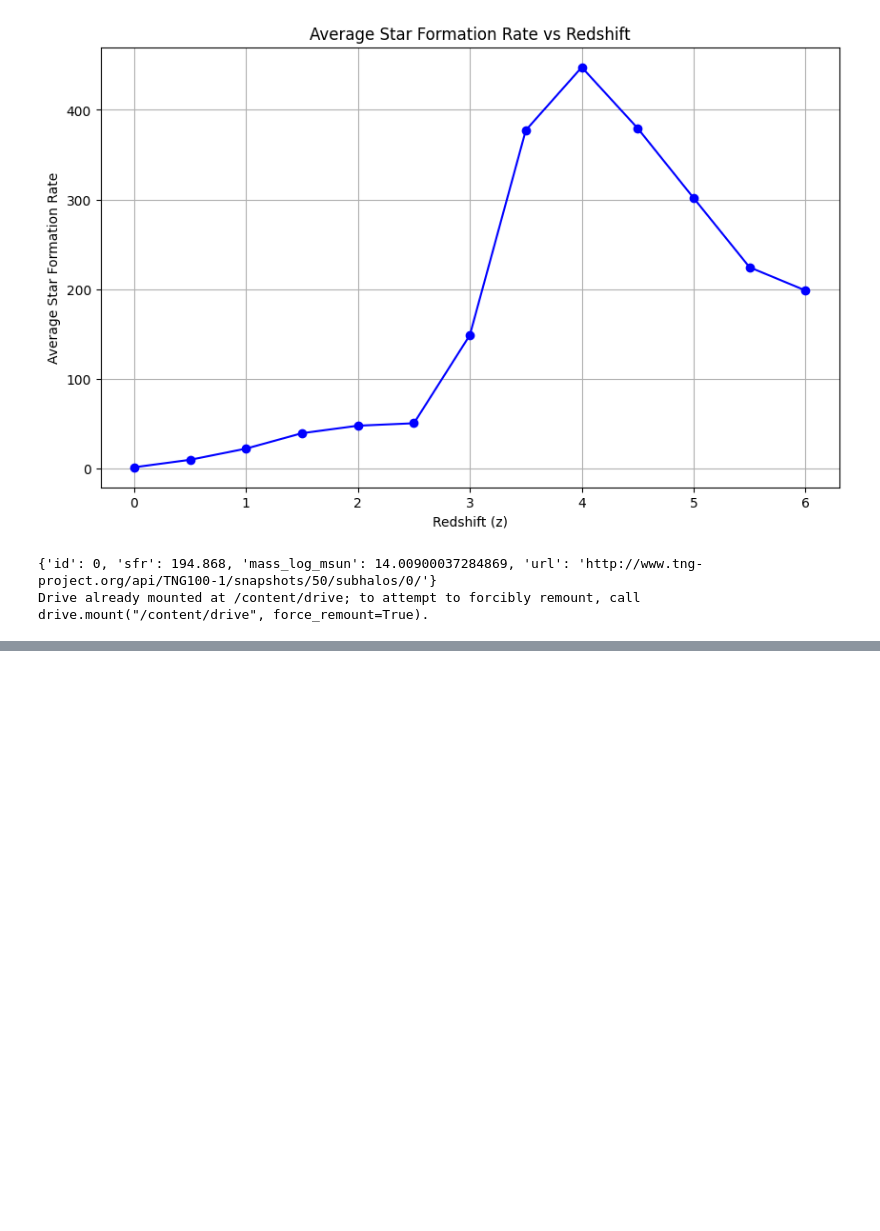
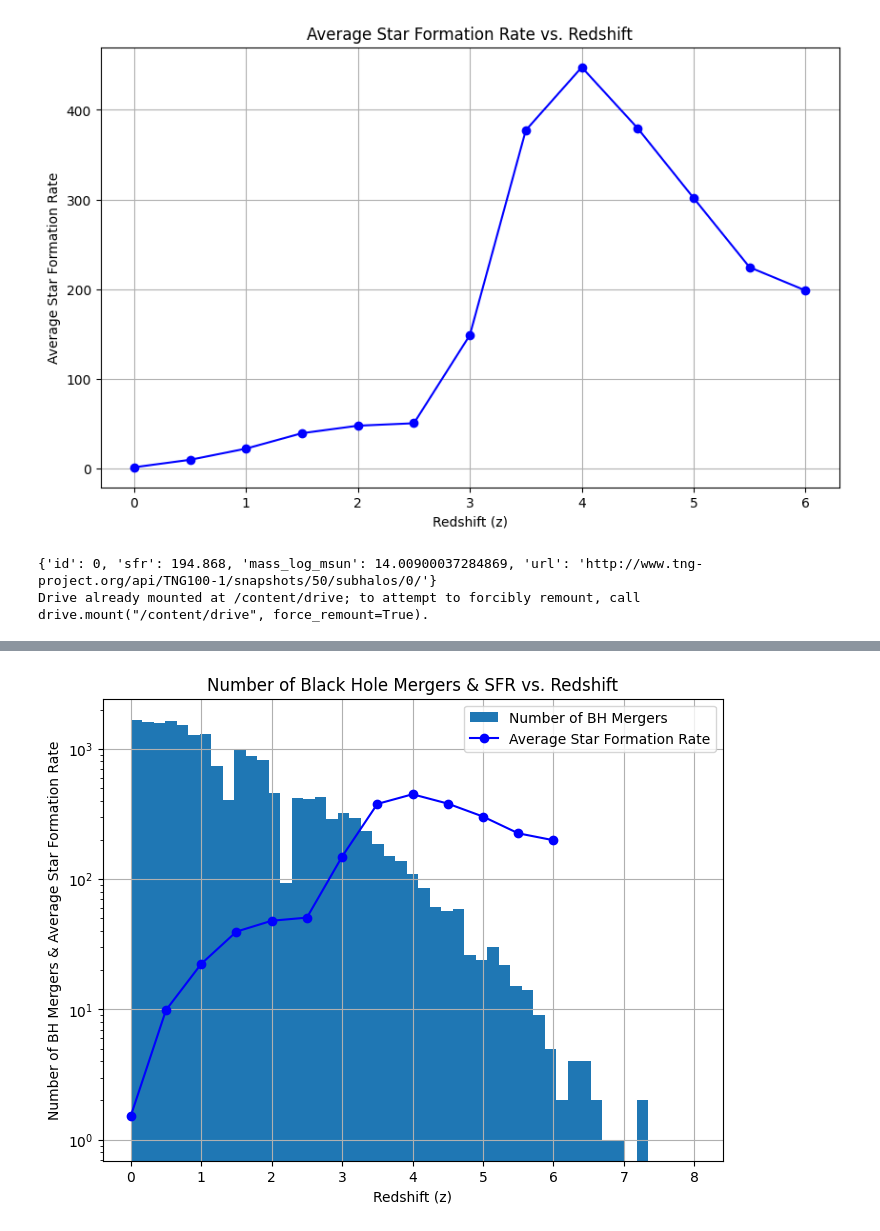
Before and after one commit to CiciWang1230/BHFinalProject, a Jupyter notebook: BHFinalProj.ipynb, the cells around one changed output, grey strips where cells are left out. Cells and saved outputs as stored; diff of their text form; code cells hidden in the pictures; blank space fills up the shorter version.

```diff
--- a/BHFinalProj.ipynb
+++ b/BHFinalProj.ipynb
@@ -347,3 +344,16 @@ plt.show()
+# %%
+fig = plt.figure(figsize=(8,6))
+plt.hist(tng100_mergers['redshift'], bins = np.linspace(0,8,50),label='Number of BH Mergers')
+plt.plot(redshifts, sfrData, marker='o', linestyle='-', color='blue',label='Average Star Formation Rate')
+plt.ylabel('Number of BH Mergers & Average Star Formation Rate')
+plt.title('Number of Black Hole Mergers & SFR vs. Redshift')
+plt.xlabel('Redshift (z)')
+plt.yscale('log')
+plt.grid(True)
+plt.legend()
+plt.show()
+# %% [output]
+[figure, added]
 # %%
 #cici: i didnt use this, but feel free to uncomment them
 '''
```
Also changed, not shown: parts of 4 cells of this notebook.
